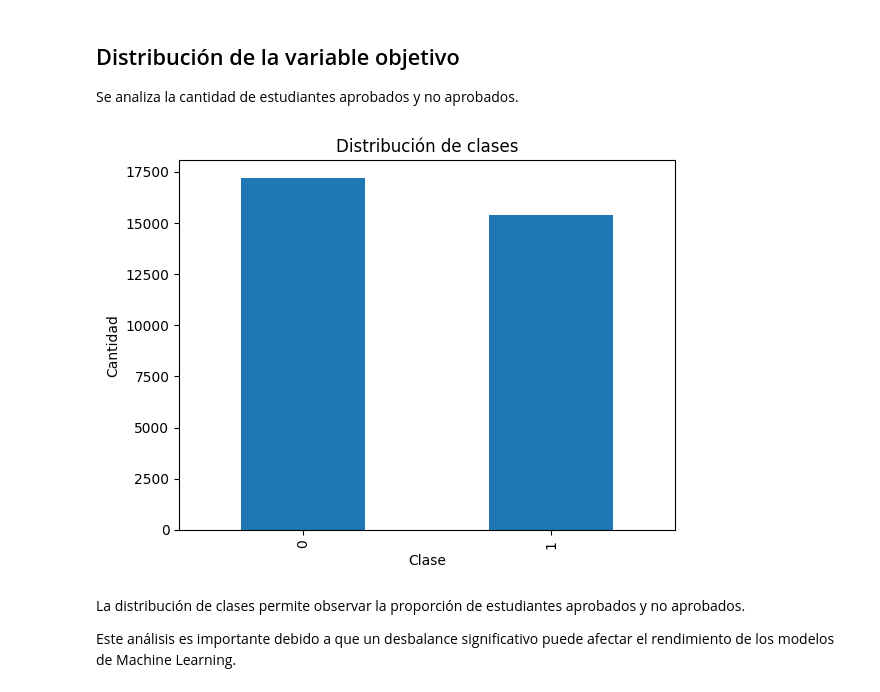
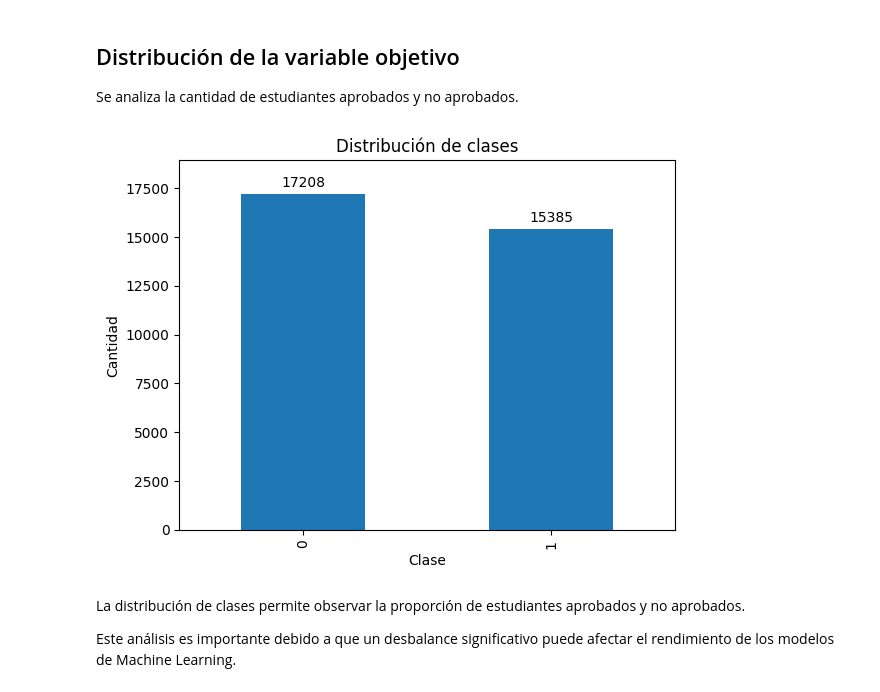
Before and after one commit to BrianFernandoAguinsacaLoarte/Proyecto-Asignatura-Machine-Learning, a Jupyter notebook: notebooks/ProyectoAvanceSemana5.ipynb, the cells around one changed output. Drawn from its saved outputs; the diff is of its cells as text; code cells hidden in the pictures.

```diff
--- a/notebooks/ProyectoAvanceSemana5.ipynb
+++ b/notebooks/ProyectoAvanceSemana5.ipynb
@@ -124,14 +124,25 @@ df['target'] = df['final_result'].map({
 Se analiza la cantidad de estudiantes aprobados y no aprobados.
 # %%
 # Ver distribución de la variable objetivo
-df['target'].value_counts().plot(kind='bar')
 
+# 1. Crear el gráfico y guardar el objeto 'container'
+ax = df['target'].value_counts().plot(kind='bar')
+
+# 2. Agregar las etiquetas automáticamente
+# ax.containers[0] contiene la referencia a las barras del gráfico
+ax.bar_label(ax.containers[0], label_type='edge', padding=3)
+
+# 3. Personalización adicional
 plt.title("Distribución de clases")
 plt.xlabel("Clase")
 plt.ylabel("Cantidad")
+
+# Opcional: Ajustar el límite superior del eje Y para que los números no se corten
+plt.margins(y=0.1)
+
 plt.show()
 # %% [output]
-[figure, old version]
+[figure, new version]
 # %% [markdown]
 La distribución de clases permite observar la proporción de estudiantes aprobados y no aprobados.
 
```
Also changed, not shown: parts of 2 cells of this notebook.
